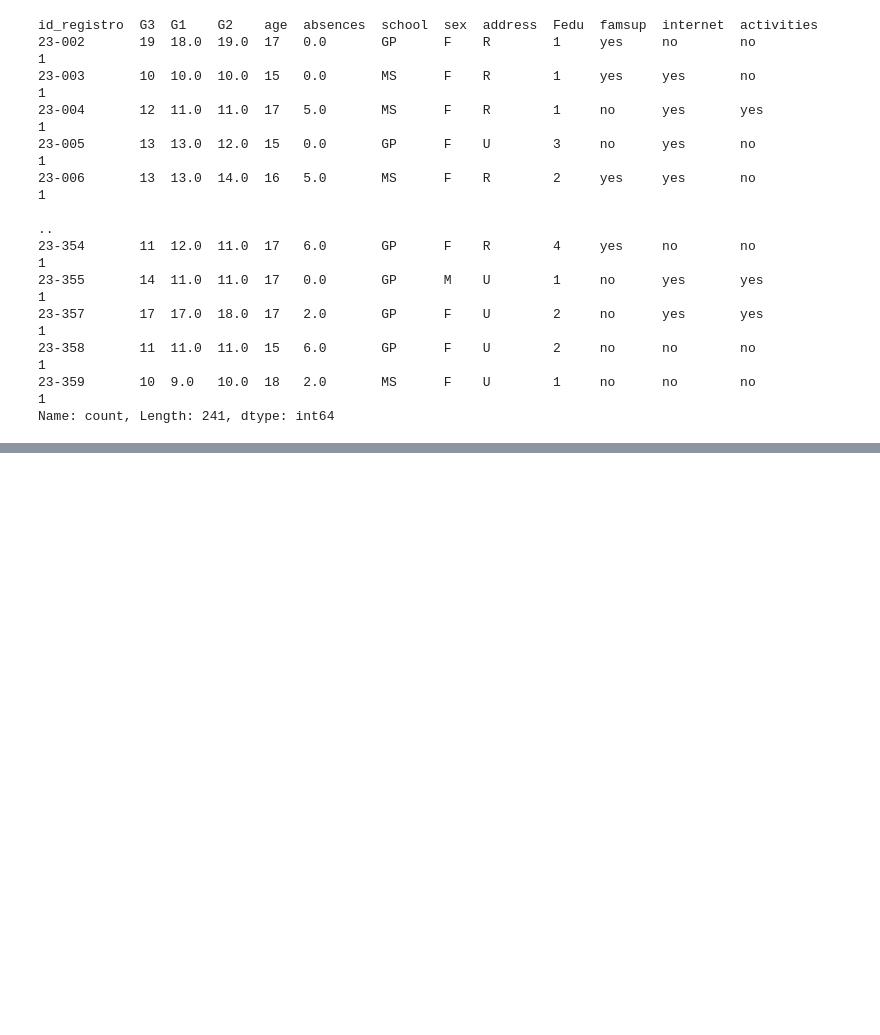
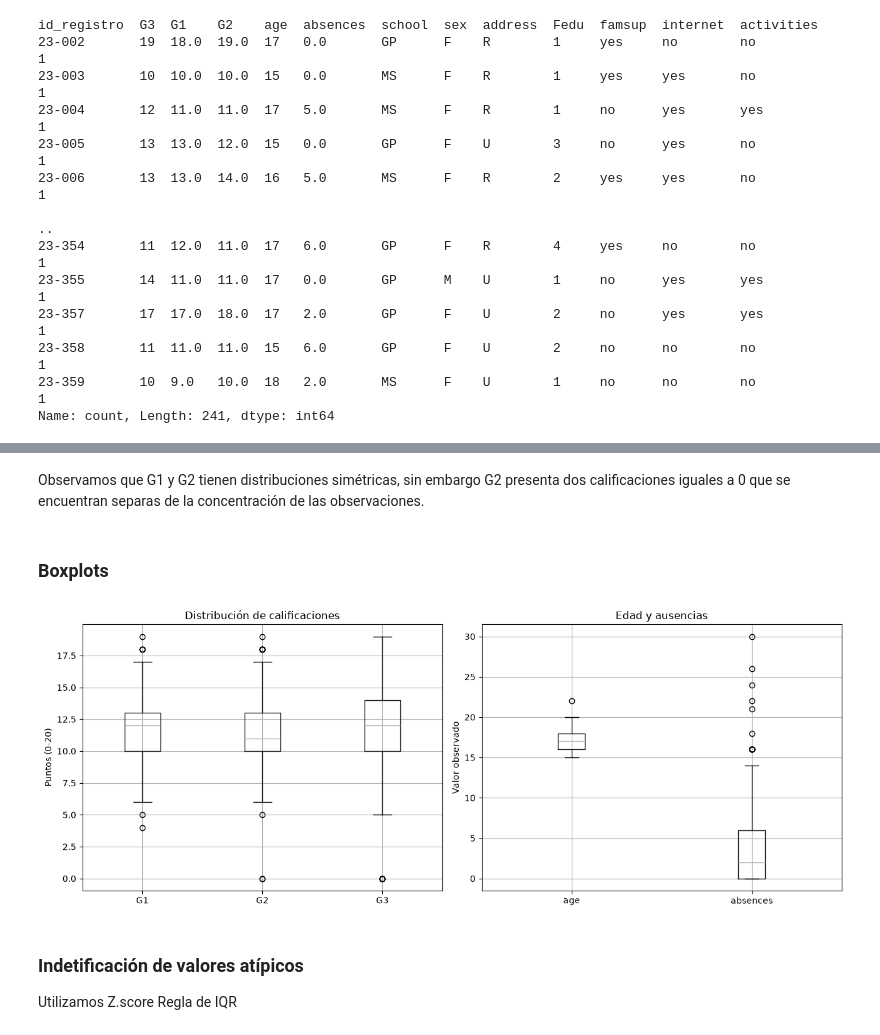
Before and after one commit to Peripera/final_ev_stadistics, a Jupyter notebook: exploratory_analysis.ipynb, the cells around one changed output, grey strips where cells are left out. Saved outputs shown, nothing was run; the diff lists cells and outputs as text; code cells hidden in the pictures; blank space fills up the shorter version.

```diff
--- a/exploratory_analysis.ipynb
+++ b/exploratory_analysis.ipynb
@@ -159,0 +454,28 @@ Name: count, Length: 241, dtype: int64
+# %% [markdown]
+Observamos que G1 y G2 tienen distribuciones simétricas, sin embargo G2 presenta dos calificaciones iguales a 0 que se encuentran separas de la concentración de las observaciones.
+# %% [markdown]
+### Boxplots
+# %%
+fig, axes = plt.subplots(1, 2, figsize=(13, 5))
+
+# Calificaciones
+df[["G1", "G2", "G3"]].boxplot(ax=axes[0])
+
+axes[0].set_title("Distribución de calificaciones")
+axes[0].set_ylabel("Puntos (0-20)")
+
+# Edad y ausencias
+df[["age", "absences"]].boxplot(ax=axes[1])
+
+axes[1].set_title("Edad y ausencias")
+axes[1].set_ylabel("Valor observado")
+
+plt.tight_layout()
+plt.show()
+# %% [output]
+[figure, added]
+# %% [markdown]
+### Indetificación de valores atípicos
+
+Utilizamos Z.score
+Regla de IQR
```
Also changed, not shown: parts of 82 cells of this notebook.
